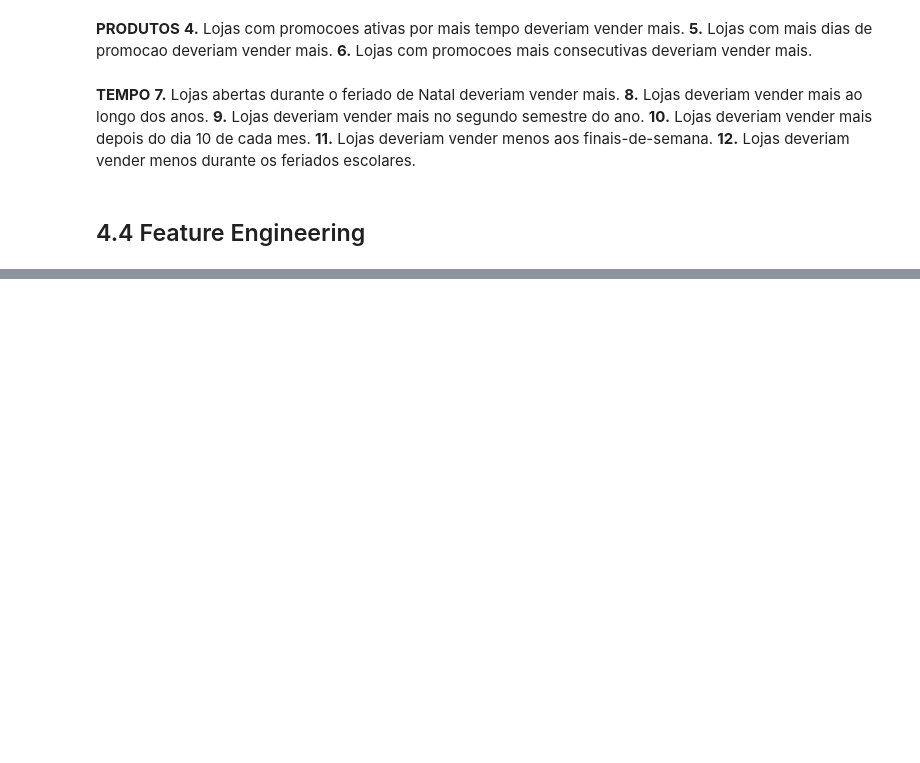
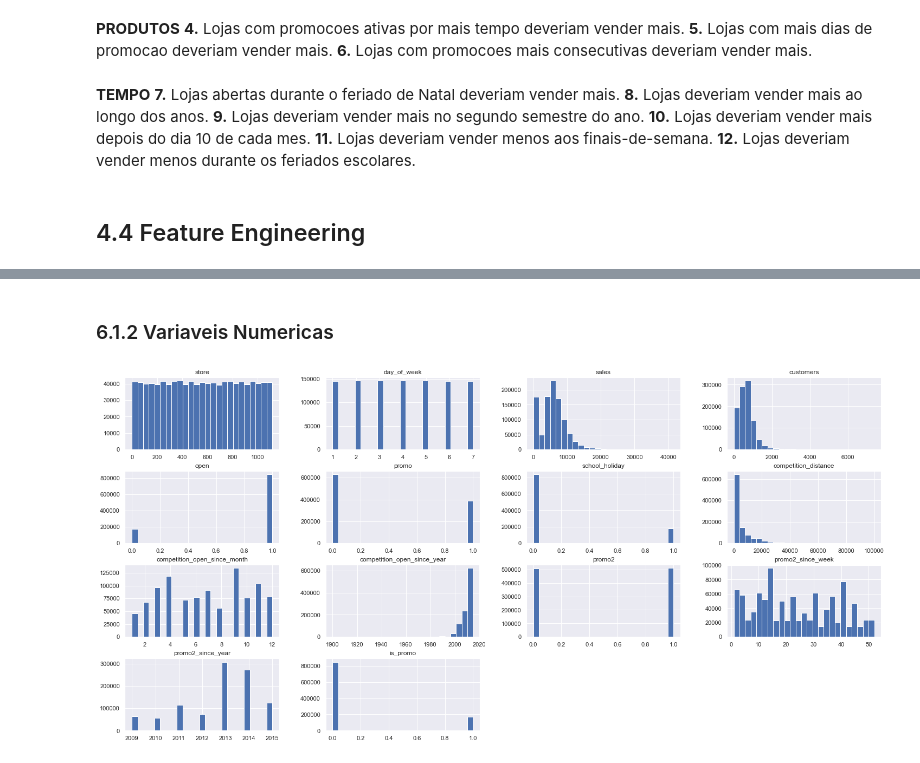
Before and after one commit to renadvpl/data_science, a Jupyter notebook: m02_v01_store_sales_prediction.ipynb, the cells around one changed output, grey strips where cells are left out. Saved outputs shown, nothing was run; the diff lists cells and outputs as text; code cells hidden in the pictures; blank space fills up the shorter version.

```diff
--- a/m02_v01_store_sales_prediction.ipynb
+++ b/m02_v01_store_sales_prediction.ipynb
@@ -352,0 +399,6 @@ df2.head().T
+# %% [markdown]
+### 6.1.2 Variaveis Numericas
+# %%
+num_attributes.hist( bins=25 );
+# %% [output]
+[figure, added]
```
Also changed, not shown: parts of 58 cells of this notebook.
